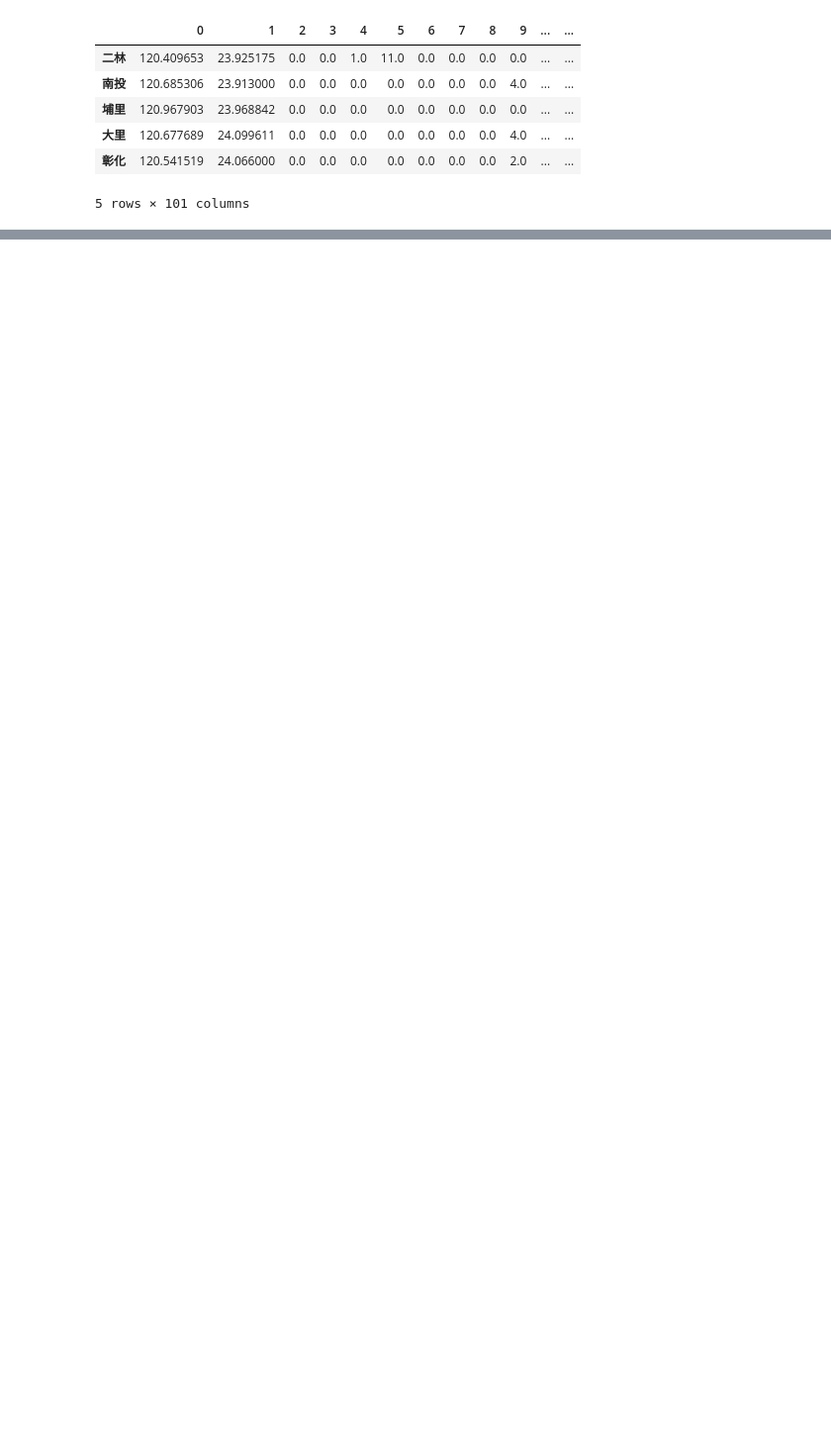
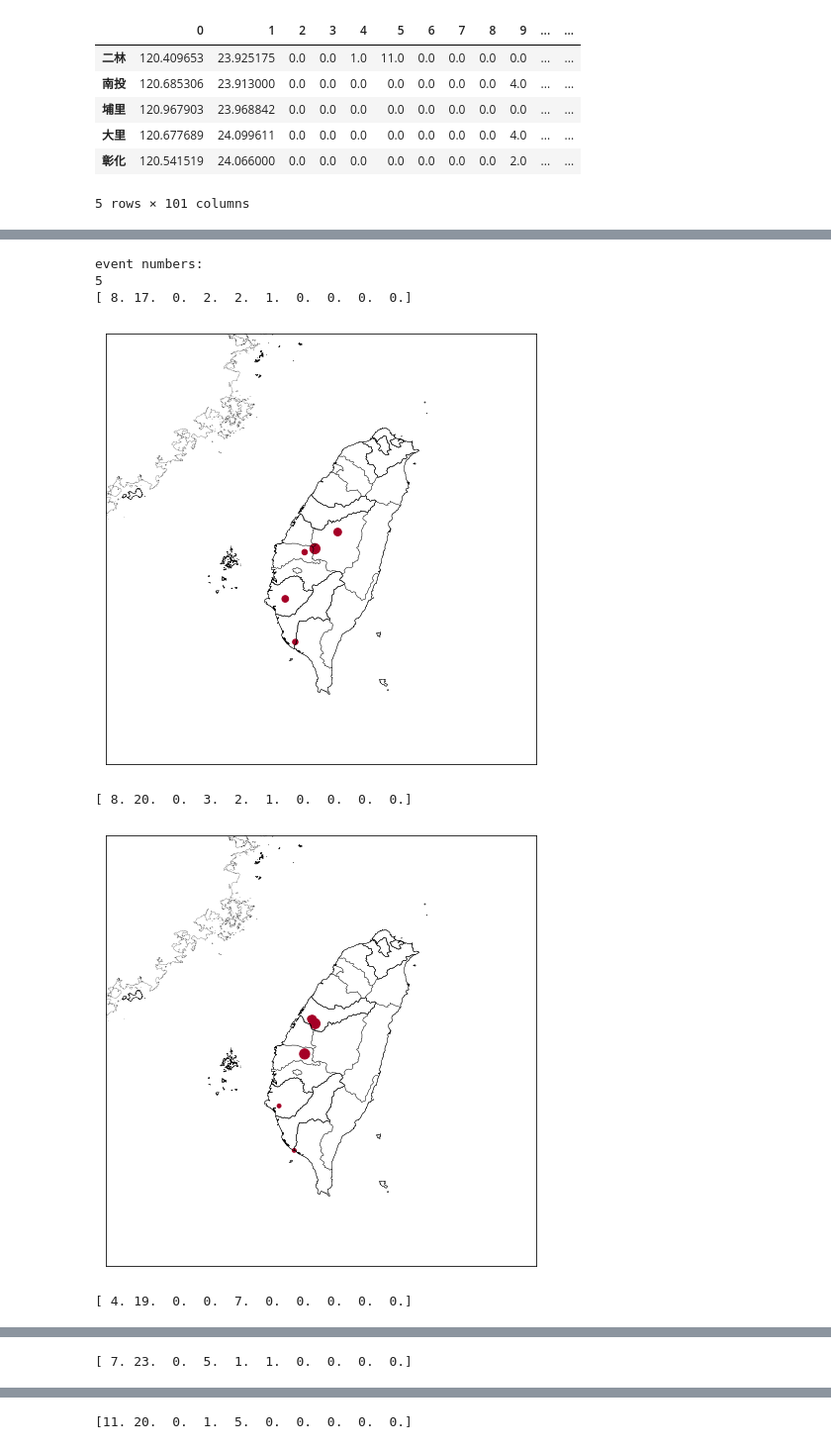
Before and after one commit to jerryjerry9/ce_2019, a Jupyter notebook: Untitled.ipynb, the cells around one changed output, grey strips where cells are left out. Shown: that part at 99% size. Cells and saved outputs as stored; diff of their text form; code cells hidden in the pictures; blank space fills up the shorter version.

```diff
--- a/Untitled.ipynb
+++ b/Untitled.ipynb
@@ -315,0 +399,35 @@ event numbers:
+# %%
+label_num=8
+event_count = np.sum( label == label_num)
+print('event numbers:')
+print(event_count)
+
+
+
+multiple_event=aaaaaa.copy()
+cm = plt.cm.get_cmap('RdYlBu_r')
+
+for i in range(0,99):
+ if label[i,] == label_num:
+  print(test2_nonor_region[:,i])
+  for j in range(0,76):
+   if multiple_event[j,i+2]  > 0:
+     multiple_event[j,i+2] = i
+  fig = plt.figure(figsize=(8,8))
+  m = Basemap(llcrnrlon=118., urcrnrlon=123.5, llcrnrlat=21., urcrnrlat=26.5,resolution='h')
+  m.readshapefile('gadm36_TWN_shp/gadm36_CHN_0', name='Taiwan', linewidth=0.15 , drawbounds=True)
+  m.readshapefile('gadm36_TWN_shp/gadm36_TWN_1', name='Taiwan', linewidth=0.3 , drawbounds=True)
+  m.readshapefile('gadm36_TWN_shp/gadm36_TWN_2', name='Taiwan', linewidth=0.3 , drawbounds=True)
+  tai = m.scatter(lons, lats,s=aaaaaa[:,i+2]*15,c=multiple_event[:,i+2], cmap=cm, vmin=0, vmax=10)
+#  print(aaaaaa[:,i+2])
+# print(multiple_event[:,i+2])
+#  cbar = m.colorbar(tai)
+  plt.show()
+# %% [output]
+event numbers:
+5
+[ 8. 17.  0.  2.  2.  1.  0.  0.  0.  0.]
+[figure, added]
+[ 8. 20.  0.  3.  2.  1.  0.  0.  0.  0.]
+[figure, added]
+[ 4. 19.  0.  0.  7.  0.  0.  0.  0.  0.]
@@ -315,0 +435 @@ event numbers:
+[ 7. 23.  0.  5.  1.  1.  0.  0.  0.  0.]
@@ -315,0 +437 @@ event numbers:
+[11. 20.  0.  1.  5.  0.  0.  0.  0.  0.]
```
Also changed, not shown: parts of 8 cells of this notebook.
